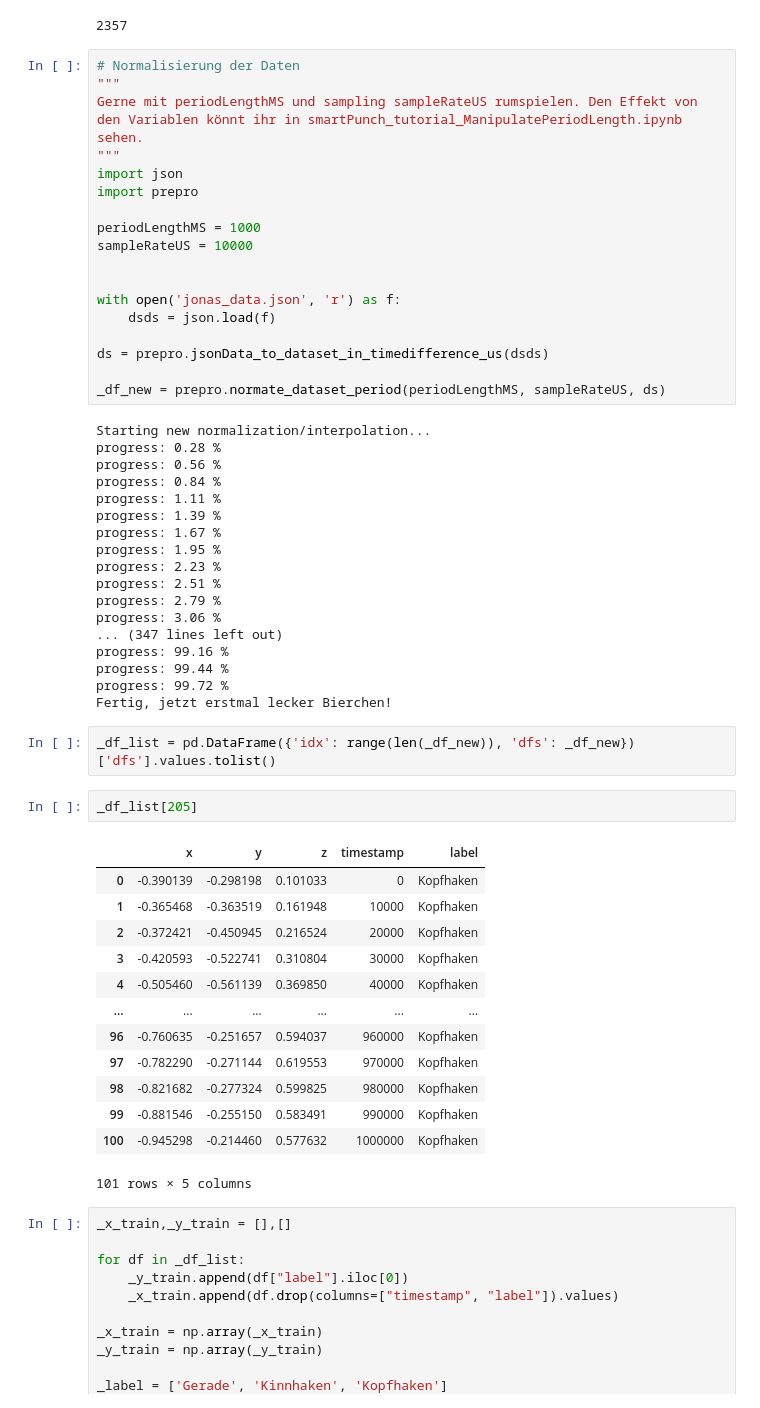
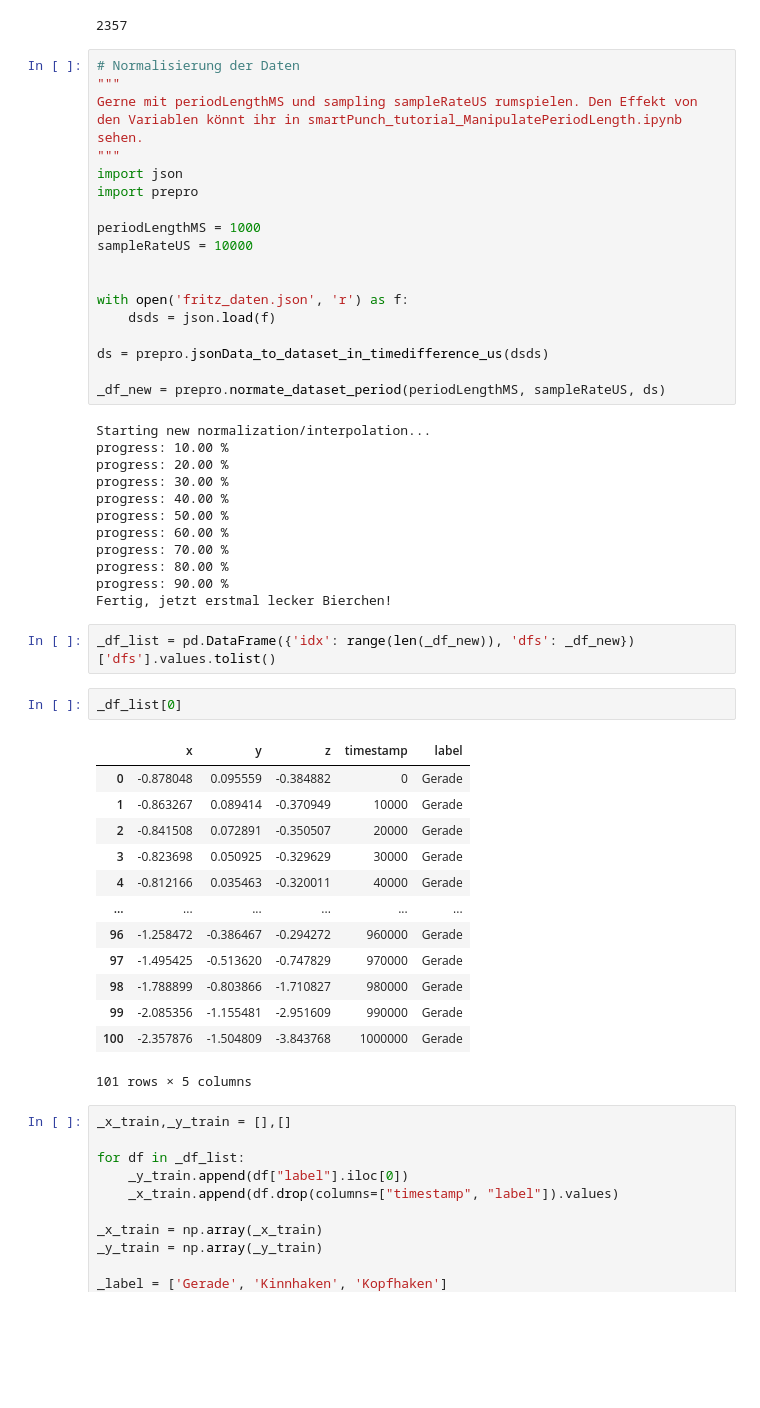
Before and after one commit to lalul335/Boxschlag-Klassifikation, a Jupyter notebook: neuronalesnetz_rnn.ipynb, the cells around one changed output. Cells and saved outputs as stored; diff of their text form; blank space fills up the shorter version.

Commit message:
erster test auf komplett Fremden Datensatz 90er Accu ich bin im siebten Himmel

```diff
--- a/neuronalesnetz_rnn.ipynb
+++ b/neuronalesnetz_rnn.ipynb
@@ -387,7 +387,7 @@ periodLengthMS = 1000
 sampleRateUS = 10000
 
 
-with open('jonas_data.json', 'r') as f:
+with open('fritz_daten.json', 'r') as f:
     dsds = json.load(f)
 
 ds = prepro.jsonData_to_dataset_in_timedifference_us(dsds)
@@ -395,39 +395,33 @@ ds = prepro.jsonData_to_dataset_in_timedifference_us(dsds)
 _df_new = prepro.normate_dataset_period(periodLengthMS, sampleRateUS, ds)
 # %% [output]
 Starting new normalization/interpolation...
-progress: 0.28 %
-progress: 0.56 %
-progress: 0.84 %
-progress: 1.11 %
-progress: 1.39 %
-progress: 1.67 %
-progress: 1.95 %
-progress: 2.23 %
-progress: 2.51 %
-progress: 2.79 %
-progress: 3.06 %
-... (347 lines left out)
-progress: 99.16 %
-progress: 99.44 %
-progress: 99.72 %
+progress: 10.00 %
+progress: 20.00 %
+progress: 30.00 %
+progress: 40.00 %
+progress: 50.00 %
+progress: 60.00 %
+progress: 70.00 %
+progress: 80.00 %
+progress: 90.00 %
 Fertig, jetzt erstmal lecker Bierchen!
 # %%
 _df_list = pd.DataFrame({'idx': range(len(_df_new)), 'dfs': _df_new})['dfs'].values.tolist()
 # %%
-_df_list[205]
+_df_list[0]
 # %% [output]
 |  | x | y | z | timestamp | label |
-| 0 | -0.390139 | -0.298198 | 0.101033 | 0 | Kopfhaken |
-| 1 | -0.365468 | -0.363519 | 0.161948 | 10000 | Kopfhaken |
-| 2 | -0.372421 | -0.450945 | 0.216524 | 20000 | Kopfhaken |
-| 3 | -0.420593 | -0.522741 | 0.310804 | 30000 | Kopfhaken |
-| 4 | -0.505460 | -0.561139 | 0.369850 | 40000 | Kopfhaken |
+| 0 | -0.878048 | 0.095559 | -0.384882 | 0 | Gerade |
+| 1 | -0.863267 | 0.089414 | -0.370949 | 10000 | Gerade |
+| 2 | -0.841508 | 0.072891 | -0.350507 | 20000 | Gerade |
+| 3 | -0.823698 | 0.050925 | -0.329629 | 30000 | Gerade |
+| 4 | -0.812166 | 0.035463 | -0.320011 | 40000 | Gerade |
 | ... | ... | ... | ... | ... | ... |
-| 96 | -0.760635 | -0.251657 | 0.594037 | 960000 | Kopfhaken |
-| 97 | -0.782290 | -0.271144 | 0.619553 | 970000 | Kopfhaken |
-| 98 | -0.821682 | -0.277324 | 0.599825 | 980000 | Kopfhaken |
-| 99 | -0.881546 | -0.255150 | 0.583491 | 990000 | Kopfhaken |
-| 100 | -0.945298 | -0.214460 | 0.577632 | 1000000 | Kopfhaken |
+| 96 | -1.258472 | -0.386467 | -0.294272 | 960000 | Gerade |
+| 97 | -1.495425 | -0.513620 | -0.747829 | 970000 | Gerade |
+| 98 | -1.788899 | -0.803866 | -1.710827 | 980000 | Gerade |
+| 99 | -2.085356 | -1.155481 | -2.951609 | 990000 | Gerade |
+| 100 | -2.357876 | -1.504809 | -3.843768 | 1000000 | Gerade |
 101 rows × 5 columns
 # %%
 _x_train,_y_train = [],[]
```
Also changed, not shown: parts of 5 cells of this notebook, 2 other files.
